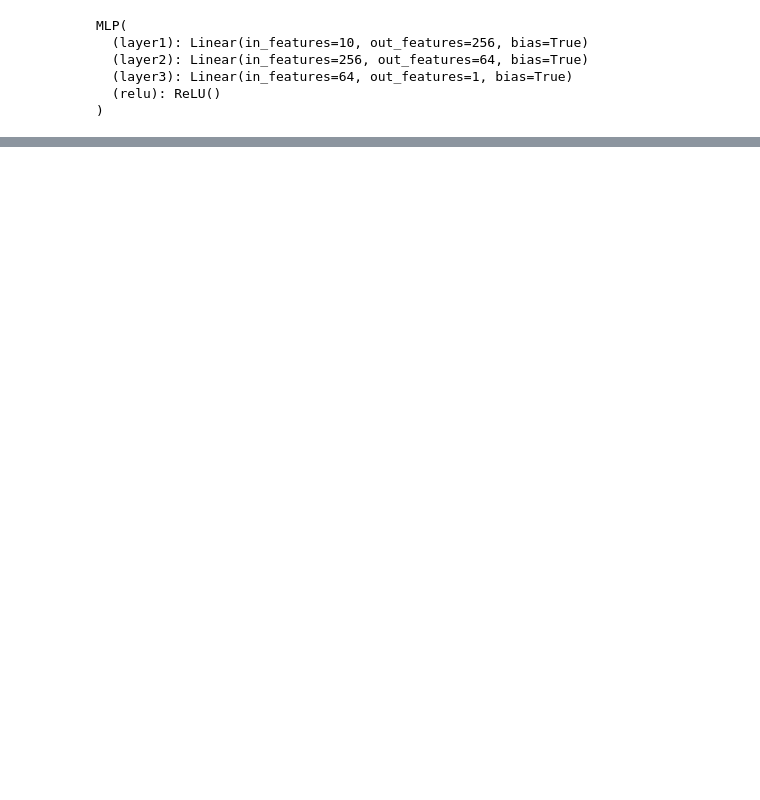
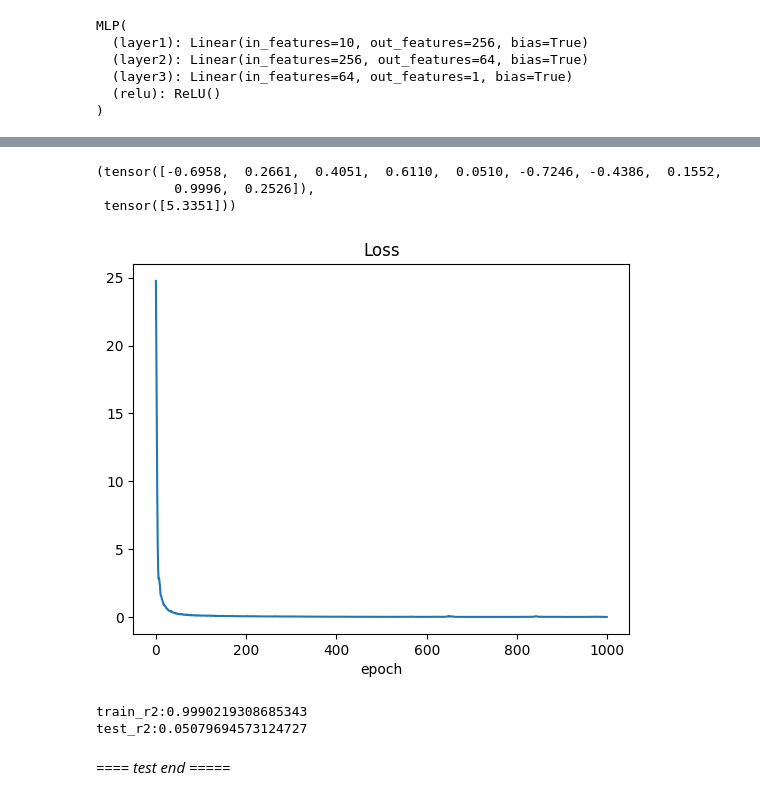
Before and after one commit to jaejunllee/Deep_Learning, a Jupyter notebook: testModel.ipynb, the cells around one changed output, grey strips where cells are left out. Cells and saved outputs as stored; diff of their text form; code cells hidden in the pictures; blank space fills up the shorter version.

```diff
--- a/testModel.ipynb
+++ b/testModel.ipynb
@@ -82,0 +127,13 @@ optimizer = torch.optim.Adam(model.parameters(), lr=0.001)
+# %%
+train_dataset[0]
+# %% [output]
+(tensor([-0.6958,  0.2661,  0.4051,  0.6110,  0.0510, -0.7246, -0.4386,  0.1552,
+          0.9996,  0.2526]),
+ tensor([5.3351]))
+# %%
+plt.plot(train_losses)
+plt.title('Loss')
+plt.xlabel('epoch')
+plt.show()
+# %% [output]
+[figure, added]
@@ -83,3 +162,11 @@ optimizer = torch.optim.Adam(model.parameters(), lr=0.001)
+# %%
+print(f'train_r2:{train_r2}')
+print(f'test_r2:{test_r2}')
+# %% [output]
+train_r2:0.9990219308685343
+test_r2:0.05079694573124727
+# %% [markdown]
+*==== test end =====*
 # %%
 # 모델 학습
 epochs = 1000
```
Also changed, not shown: parts of 7 cells of this notebook.
